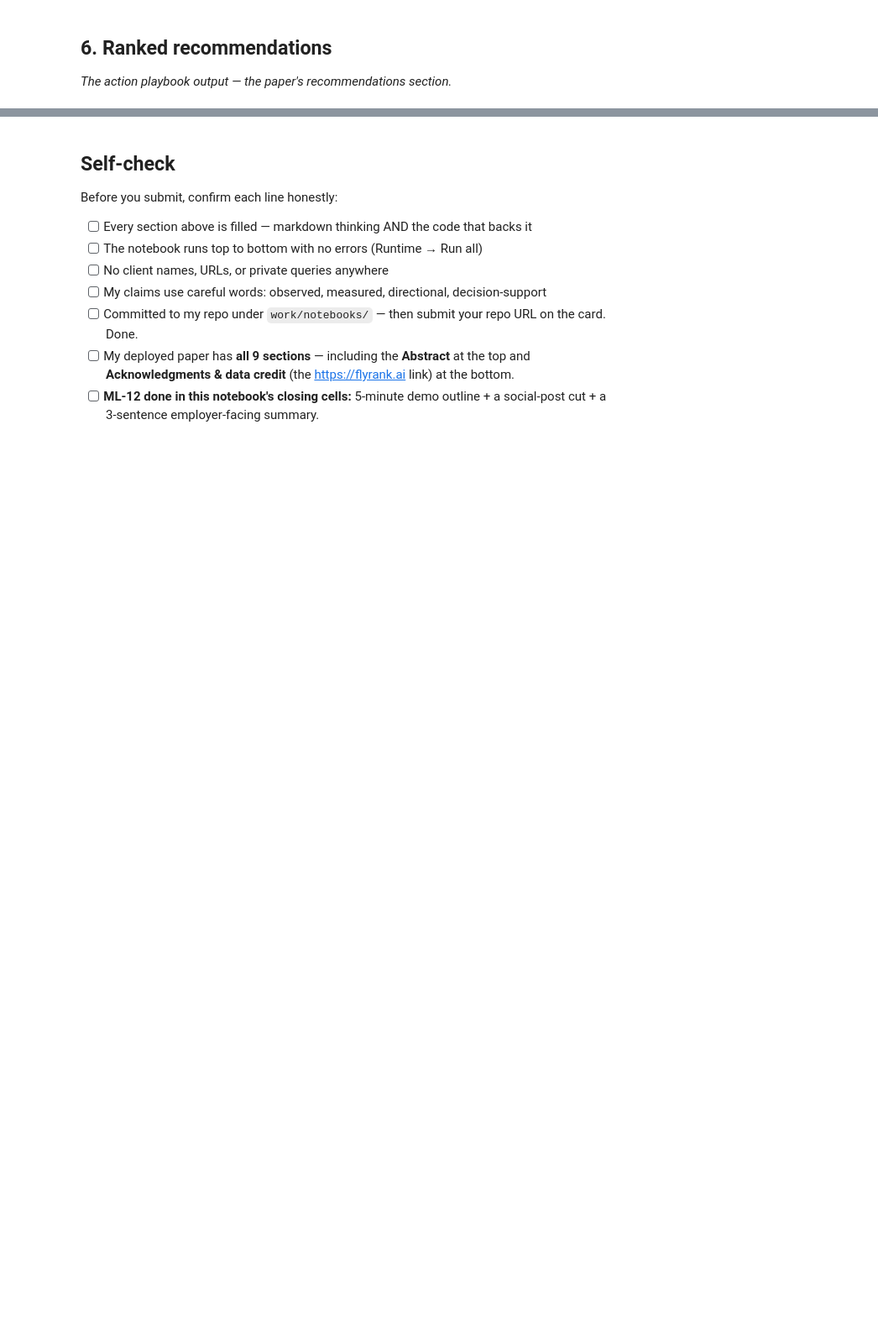
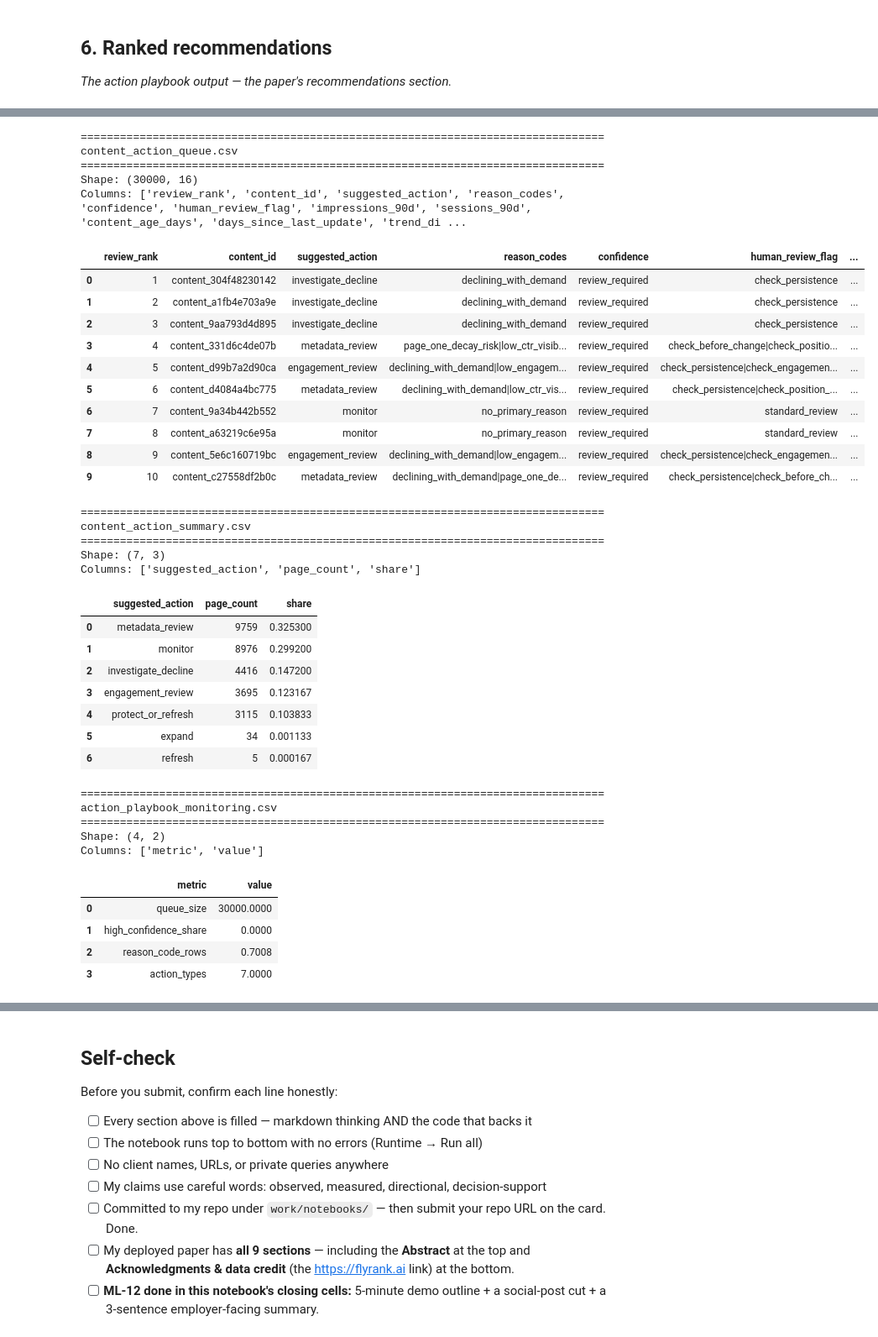
Before and after one commit to mayurkharche01/Internship-starter-flyrank, a Jupyter notebook: work/notebooks/capstone.ipynb, the cells around one changed output, grey strips where cells are left out. Shown at 84% size. Saved outputs shown, nothing was run; the diff lists cells and outputs as text; code cells hidden in the pictures; blank space fills up the shorter version.

```diff
--- a/work/notebooks/capstone.ipynb
+++ b/work/notebooks/capstone.ipynb
@@ -36,0 +672,64 @@ This skeleton is yours to fill. Work the sections **in order** — each one has
+# %%
+import pandas as pd
+
+output_files = [
+    "content_action_queue.csv",
+    "content_action_summary.csv",
+    "action_playbook_monitoring.csv",
+]
+
+for filename in output_files:
+    path = OUTPUTS_DIR / filename
+
+    print("\n" + "=" * 80)
+    print(filename)
+    print("=" * 80)
+
+    if path.exists():
+        temp = pd.read_csv(path)
+
+        print("Shape:", temp.shape)
+        print("Columns:", list(temp.columns))
+        display(temp.head(10))
+    else:
+        print("File not found:", path)
+# %% [output]
+================================================================================
+content_action_queue.csv
+================================================================================
+Shape: (30000, 16)
+Columns: ['review_rank', 'content_id', 'suggested_action', 'reason_codes', 'confidence', 'human_review_flag', 'impressions_90d', 'sessions_90d', 'content_age_days', 'days_since_last_update', 'trend_di ...
+|  | review_rank | content_id | suggested_action | reason_codes | confidence | human_review_flag | ... |
+| 0 | 1 | content_304f48230142 | investigate_decline | declining_with_demand | review_required | check_persistence | ... |
+| 1 | 2 | content_a1fb4e703a9e | investigate_decline | declining_with_demand | review_required | check_persistence | ... |
+| 2 | 3 | content_9aa793d4d895 | investigate_decline | declining_with_demand | review_required | check_persistence | ... |
+| 3 | 4 | content_331d6c4de07b | metadata_review | page_one_decay_risk|low_ctr_visib... | review_required | check_before_change|check_positio... | ... |
+| 4 | 5 | content_d99b7a2d90ca | engagement_review | declining_with_demand|low_engagem... | review_required | check_persistence|check_engagemen... | ... |
+| 5 | 6 | content_d4084a4bc775 | metadata_review | declining_with_demand|low_ctr_vis... | review_required | check_persistence|check_position_... | ... |
+| 6 | 7 | content_9a34b442b552 | monitor | no_primary_reason | review_required | standard_review | ... |
+| 7 | 8 | content_a63219c6e95a | monitor | no_primary_reason | review_required | standard_review | ... |
+| 8 | 9 | content_5e6c160719bc | engagement_review | declining_with_demand|low_engagem... | review_required | check_persistence|check_engagemen... | ... |
+| 9 | 10 | content_c27558df2b0c | metadata_review | declining_with_demand|page_one_de... | review_required | check_persistence|check_before_ch... | ... |
+================================================================================
+content_action_summary.csv
+================================================================================
+Shape: (7, 3)
+Columns: ['suggested_action', 'page_count', 'share']
+|  | suggested_action | page_count | share |
+| 0 | metadata_review | 9759 | 0.325300 |
+| 1 | monitor | 8976 | 0.299200 |
+| 2 | investigate_decline | 4416 | 0.147200 |
+| 3 | engagement_review | 3695 | 0.123167 |
+| 4 | protect_or_refresh | 3115 | 0.103833 |
+| 5 | expand | 34 | 0.001133 |
+| 6 | refresh | 5 | 0.000167 |
+================================================================================
+action_playbook_monitoring.csv
+================================================================================
+Shape: (4, 2)
+Columns: ['metric', 'value']
+|  | metric | value |
+| 0 | queue_size | 30000.0000 |
+| 1 | high_confidence_share | 0.0000 |
+| 2 | reason_code_rows | 0.7008 |
+| 3 | action_types | 7.0000 |
```
Also changed, not shown: parts of 41 cells of this notebook, 9 other files.
